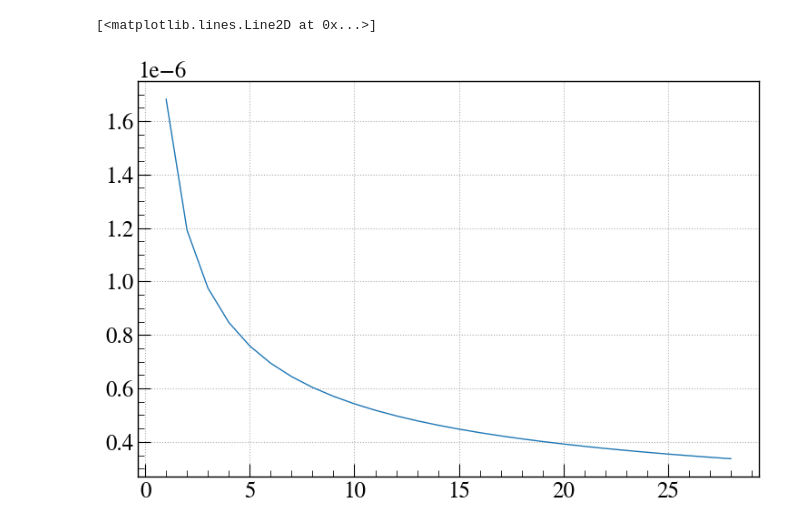
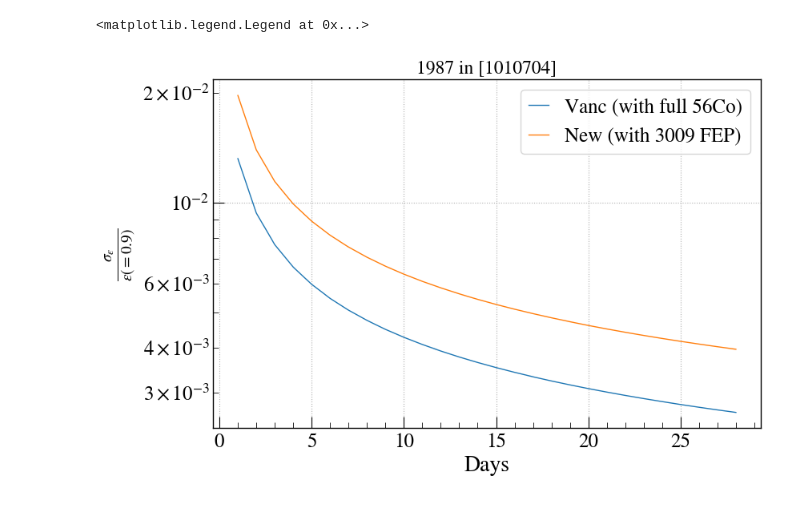
Before and after one commit to nfuad041/legend, a Jupyter notebook: sims/one_gamma_sim.ipynb, the cells around one changed output. Cells and saved outputs as stored; diff of their text form; code cells hidden in the pictures.

```diff
--- a/sims/one_gamma_sim.ipynb
+++ b/sims/one_gamma_sim.ipynb
@@ -13,3 +13,9 @@ import legend_utils as lu
 from matplotlib.ticker import AutoMinorLocator
 from matplotlib.ticker import FormatStrFormatter
 plt.style.use('~/KrSTC/data/physrev.mpl')
+
+def get_peak_and_bkg_count(h, b):
+    b_mids = (b[1:] + b[:-1])/2
+    fit_params = lu.fit_peak_binned_extra_basic(b_mids, h)
+    peak_count = fit_params['area']
+    return peak_count, np.sum(h) - peak_count, (np.sum(h) - peak_count)/(b[-1]-b[0])
@@ -62,0 +328,13 @@ print(bkg)
+# %%
+peak = dep_peaks['1987']
+
+d_vanc = df_vanc[df_vanc['mage_id'].isin(dets_to_use)]
+h, b, v = pgh.get_hist(d['energy'], range=(peak['sidebands'][0][0], peak['sidebands'][1][1]), dx=0.2)
+peak_count_1987_vanc, bkg_1987_vanc, _ = get_peak_and_bkg_count(h, b)
+print('peak_count_1987_vanc', peak_count_1987_vanc, 'bkg_1987_vanc', bkg_1987_vanc)
+d = df[df['mage_id'].isin(dets_to_use)]
+h, b, v = pgh.get_hist(d['energy'], range=(peak['sidebands'][0][0], peak['sidebands'][1][1]), dx=0.2)
+peak_count_1987_new, bkg_1987_new, _ = get_peak_and_bkg_count(h, b)
+print('peak_count_1987_new', peak_count_1987_new, 'bkg_1987_new', bkg_1987_new)
+
+old_to_new_1987_peak_count_ratio = peak_count_1987_new/peak_count_1987_vanc
@@ -63,23 +412,30 @@ print(bkg)
 # %%
-survival_frac_unc = 0.03
-source_activity_Ci = 1 #uCi
-source_activity_Bq = source_activity_Ci*3.7e10 #Bq
-primaries = 100000
-unc_0 = 0.03
-N_Co = primaries/0.01
+def get_unc_over_time(primaries, unc, **kwargs):
+    source_activity_uCi = 1 #uCi
+    source_activity_Bq = source_activity_uCi*3.7e4 #Bq
 
-half_life = 77.236 # days
-half_life = half_life*24*60*60 # seconds
-decay_constant = np.log(2)/half_life # 1/s
+    half_life = 77.236 # days
+    half_life = half_life*24*60*60 # seconds
+    decay_constant = np.log(2)/half_life # 1/s
 
-days_elapsed = np.arange(1, 29, 1)
-uncs = []
-for d in days_elapsed:
-    N = source_activity_Bq/decay_constant*(1-np.exp(-decay_constant*d*86400))
-    unc = unc_0*np.sqrt(N_Co/N)
-    uncs.append(unc)
+    days_elapsed = np.arange(1, 29, 1)
+    uncs = []
+    for d in days_elapsed:
+        N = source_activity_Bq/decay_constant*(1-np.exp(-decay_constant*d*86400))
+        uncertainty = unc*np.sqrt(primaries/N)
+        uncs.append(uncertainty)
 
-plt.plot(days_elapsed, uncs, lw=1)
+    plt.plot(days_elapsed, uncs, lw=1, **kwargs)
+
+    plt.yscale('log')
+    # plt.xscale('log')
+    plt.xlabel('Days')
+    plt.ylabel(r'$\frac{\sigma_{\epsilon}}{\epsilon(=0.9)}$')
+    plt.title('1987 in '+str(dets_to_use))
+
+get_unc_over_time(primaries_vanc, unc_vanc, label='Vanc (with full 56Co)')
+get_unc_over_time(primaries_new, unc_new, label='New (with 3009 FEP)')
+plt.legend()
 # %% [output]
-[<matplotlib.lines.Line2D at 0x...>]
+<matplotlib.legend.Legend at 0x...>
-[figure, old version]
+[figure, new version]
```
Also changed, not shown: parts of 17 cells of this notebook, 19 other files.
